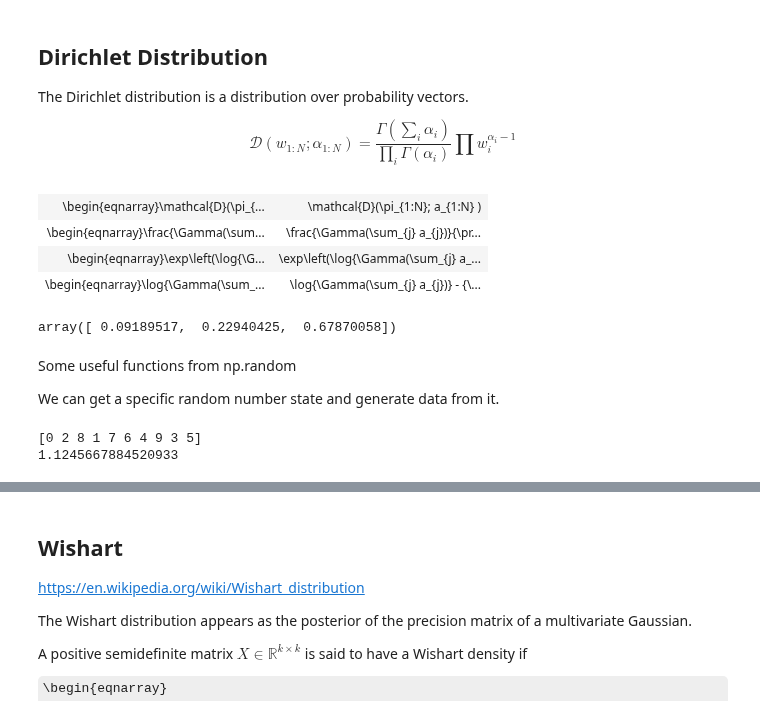
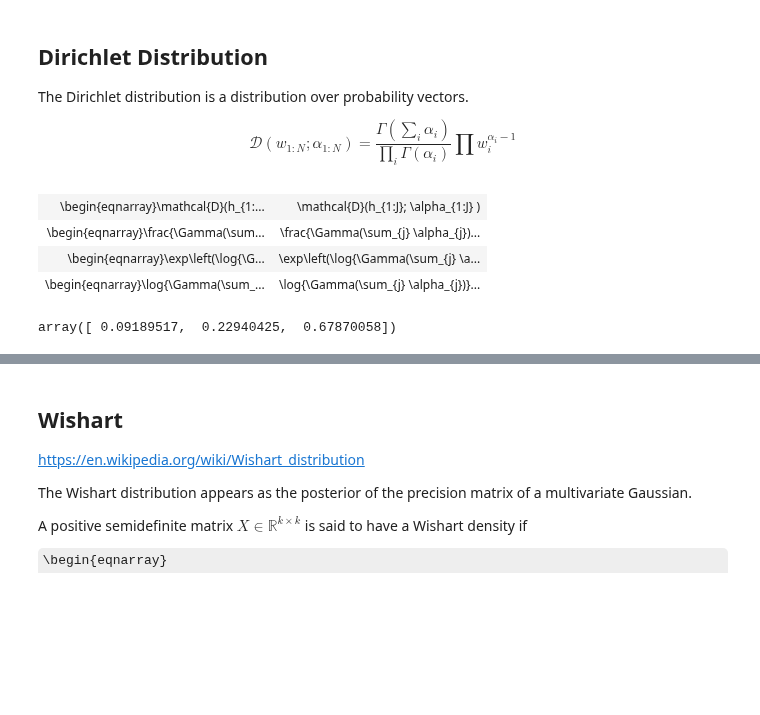
Before and after one commit to atcemgil/notes, a Jupyter notebook: Sampling.ipynb, the cells around one changed output, grey strips where cells are left out. Drawn from its saved outputs; the diff is of its cells as text; code cells hidden in the pictures; some formulas as TeX source; blank space fills up the shorter version.

```diff
--- a/Sampling.ipynb
+++ b/Sampling.ipynb
@@ -1466,37 +1464,22 @@ $$
 # %%
 from IPython.display import display, Math, Latex, HTML
 import notes_utilities as nut
 from importlib import reload
 reload(nut)
 Latex('$\DeclareMathOperator{\trace}{Tr}$')
 
 
 
-L = nut.pdf2latex_dirichlet(x=r'\pi', N=r'N', i='j')
+L = nut.pdf2latex_dirichlet(x=r'h', N=r'J', i='j',a=r'\alpha')
 display(HTML(nut.eqs2html_table(L)))
 # %% [output]
-| \begin{eqnarray}\mathcal{D}(\pi_{... | \mathcal{D}(\pi_{1:N}; a_{1:N} ) |
-| \begin{eqnarray}\frac{\Gamma(\sum... | \frac{\Gamma(\sum_{j} a_{j})}{\pr... |
-| \begin{eqnarray}\exp\left(\log{\G... | \exp\left(\log{\Gamma(\sum_{j} a_... |
-| \begin{eqnarray}\log{\Gamma(\sum_... | \log{\Gamma(\sum_{j} a_{j})} - {\... |
+| \begin{eqnarray}\mathcal{D}(h_{1:... | \mathcal{D}(h_{1:J}; \alpha_{1:J} ) |
+| \begin{eqnarray}\frac{\Gamma(\sum... | \frac{\Gamma(\sum_{j} \alpha_{j})... |
+| \begin{eqnarray}\exp\left(\log{\G... | \exp\left(\log{\Gamma(\sum_{j} \a... |
+| \begin{eqnarray}\log{\Gamma(\sum_... | \log{\Gamma(\sum_{j} \alpha_{j})}... |
 # %%
 import numpy as np
 
 np.random.dirichlet(3*np.array([1,2,3]))
 # %% [output]
 array([ 0.09189517,  0.22940425,  0.67870058])
-# %% [markdown]
-Some useful functions from np.random
-
-We can get a specific random number state and generate data from it.
-# %%
-import numpy as np
-
-u = np.random.RandomState()
-print(u.permutation(10))
-
-lam = 3;
-print(u.exponential(lam))
-# %% [output]
-[0 2 8 1 7 6 4 9 3 5]
-1.1245667884520933
```
Also changed, not shown: parts of 6 cells of this notebook, 4 other files.
